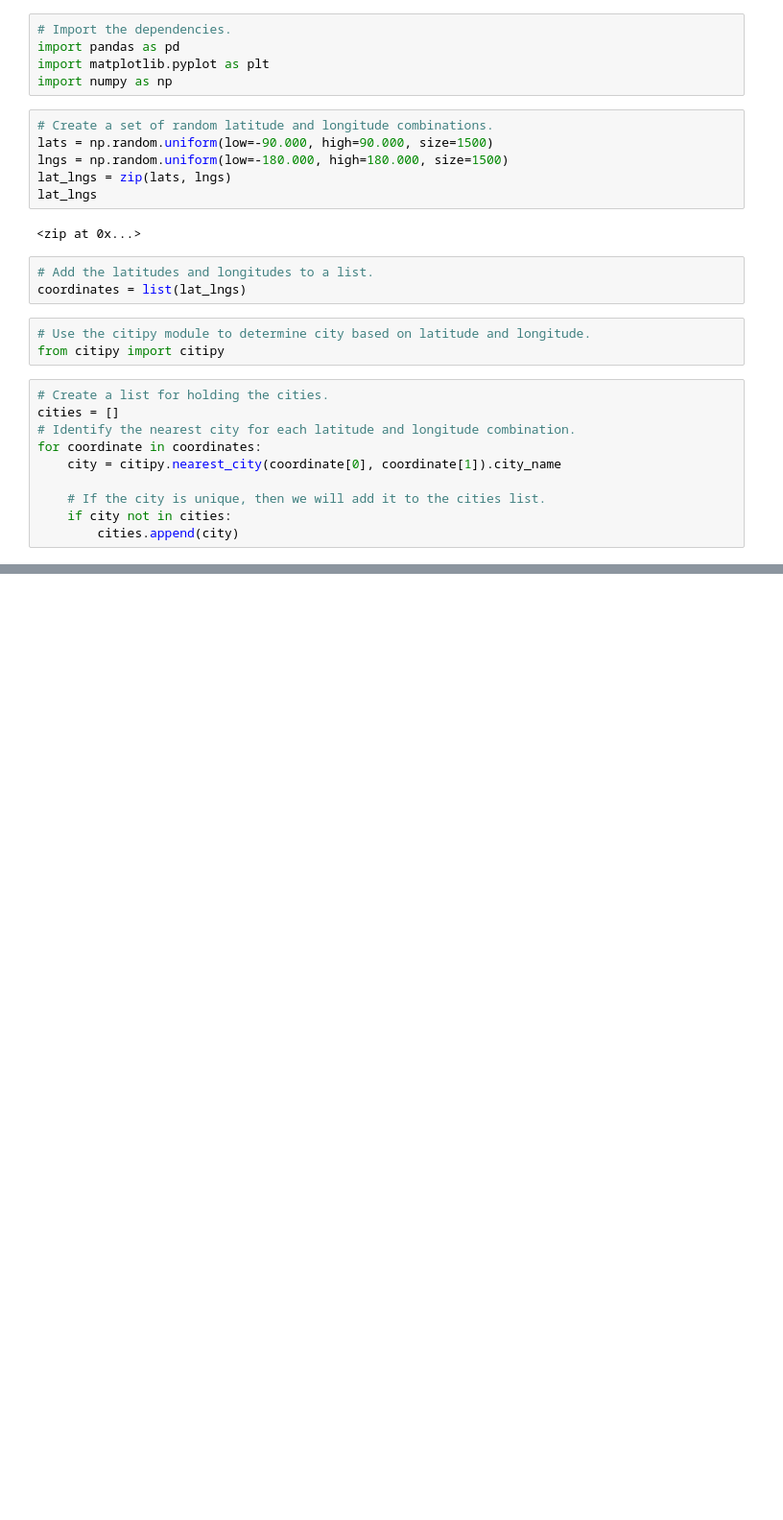
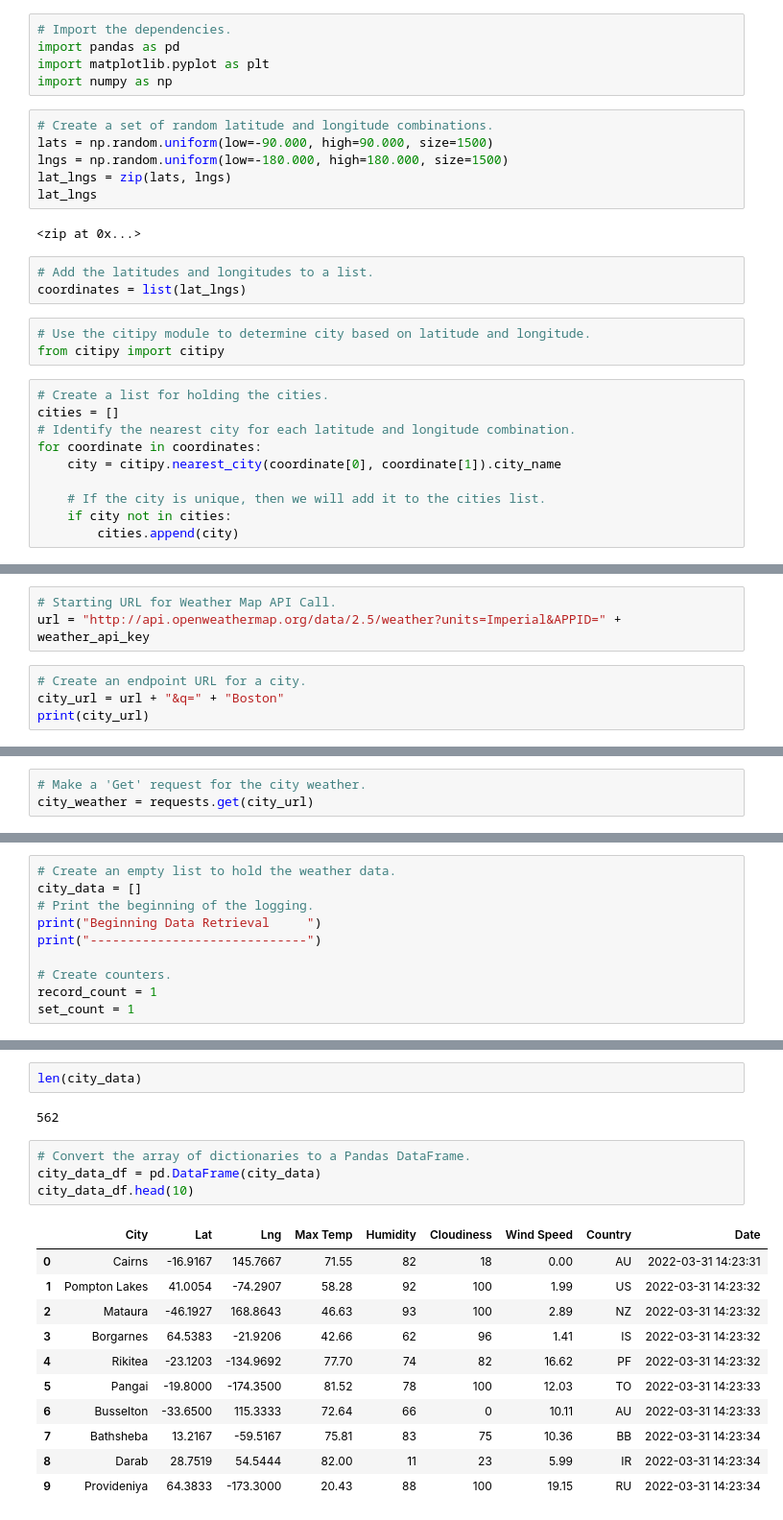
Before and after one commit to beata-malachowska/World_Weather_Analysis, a Jupyter notebook: WeatherPy.ipynb, the cells around one changed output, grey strips where cells are left out. Shown: that part at 96% size. Cells and saved outputs as stored; diff of their text form; blank space fills up the shorter version.

Commit message:
Adding weather data

```diff
--- a/WeatherPy.ipynb
+++ b/WeatherPy.ipynb
@@ -34,0 +45,7 @@ len(cities)
+# %%
+# Starting URL for Weather Map API Call.
+url = "http://api.openweathermap.org/data/2.5/weather?units=Imperial&APPID=" + weather_api_key
+# %%
+# Create an endpoint URL for a city.
+city_url = url + "&q=" + "Boston"
+print(city_url)
@@ -34,0 +54,3 @@ len(cities)
+# %%
+# Make a 'Get' request for the city weather.
+city_weather = requests.get(city_url)
@@ -34,0 +77,10 @@ len(cities)
+# %%
+# Create an empty list to hold the weather data.
+city_data = []
+# Print the beginning of the logging.
+print("Beginning Data Retrieval     ")
+print("-----------------------------")
+
+# Create counters.
+record_count = 1
+set_count = 1
@@ -34,0 +159,20 @@ len(cities)
+# %%
+len(city_data)
+# %% [output]
+562
+# %%
+# Convert the array of dictionaries to a Pandas DataFrame.
+city_data_df = pd.DataFrame(city_data)
+city_data_df.head(10)
+# %% [output]
+|  | City | Lat | Lng | Max Temp | Humidity | Cloudiness | Wind Speed | Country | Date |
+| 0 | Cairns | -16.9167 | 145.7667 | 71.55 | 82 | 18 | 0.00 | AU | 2022-03-31 14:23:31 |
+| 1 | Pompton Lakes | 41.0054 | -74.2907 | 58.28 | 92 | 100 | 1.99 | US | 2022-03-31 14:23:32 |
+| 2 | Mataura | -46.1927 | 168.8643 | 46.63 | 93 | 100 | 2.89 | NZ | 2022-03-31 14:23:32 |
+| 3 | Borgarnes | 64.5383 | -21.9206 | 42.66 | 62 | 96 | 1.41 | IS | 2022-03-31 14:23:32 |
+| 4 | Rikitea | -23.1203 | -134.9692 | 77.70 | 74 | 82 | 16.62 | PF | 2022-03-31 14:23:32 |
+| 5 | Pangai | -19.8000 | -174.3500 | 81.52 | 78 | 100 | 12.03 | TO | 2022-03-31 14:23:33 |
+| 6 | Busselton | -33.6500 | 115.3333 | 72.64 | 66 | 0 | 10.11 | AU | 2022-03-31 14:23:33 |
+| 7 | Bathsheba | 13.2167 | -59.5167 | 75.81 | 83 | 75 | 10.36 | BB | 2022-03-31 14:23:34 |
+| 8 | Darab | 28.7519 | 54.5444 | 82.00 | 11 | 23 | 5.99 | IR | 2022-03-31 14:23:34 |
+| 9 | Provideniya | 64.3833 | -173.3000 | 20.43 | 88 | 100 | 19.15 | RU | 2022-03-31 14:23:34 |
```
Also changed, not shown: parts of 9 cells of this notebook, 3 other files.
